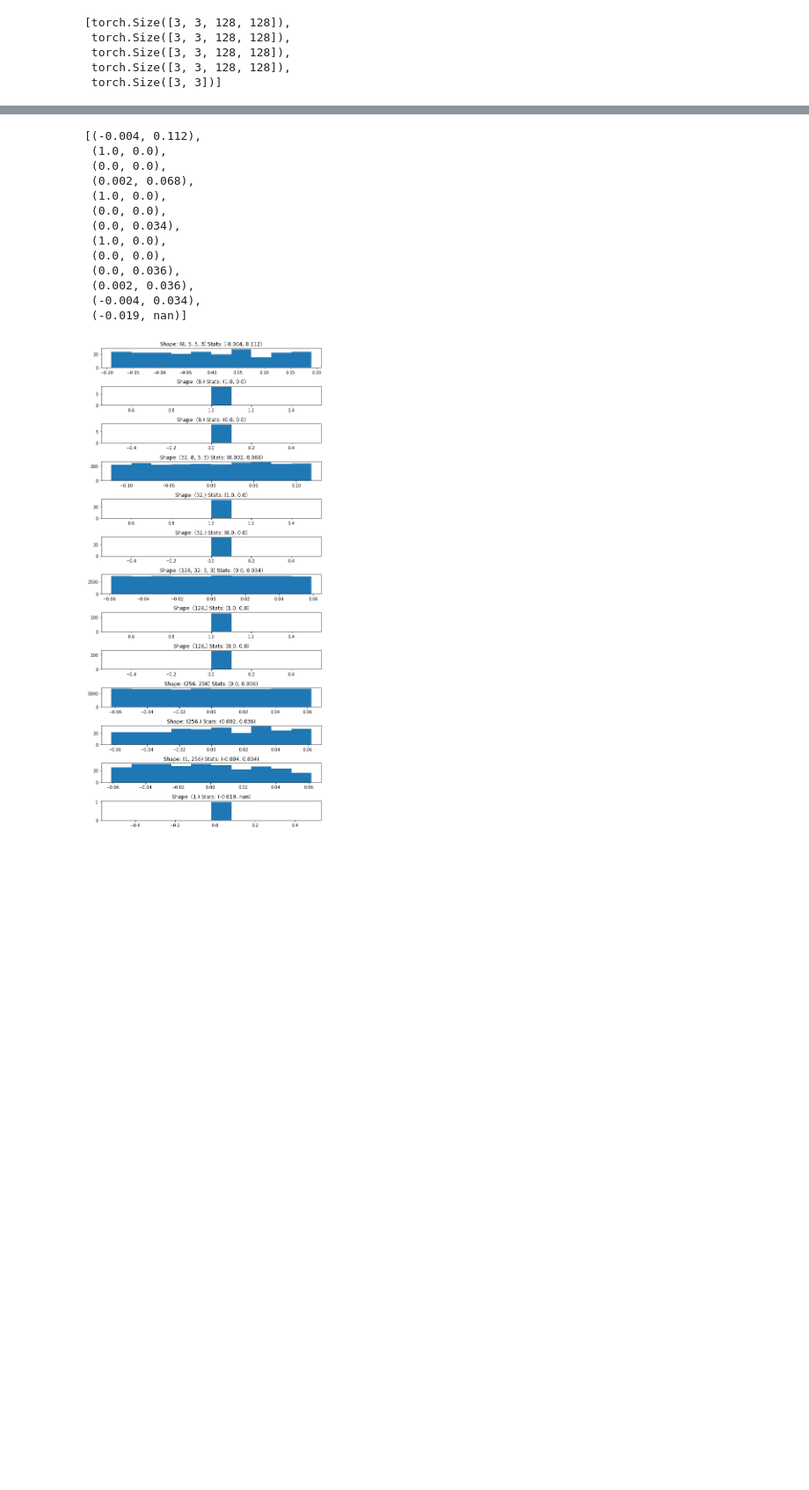
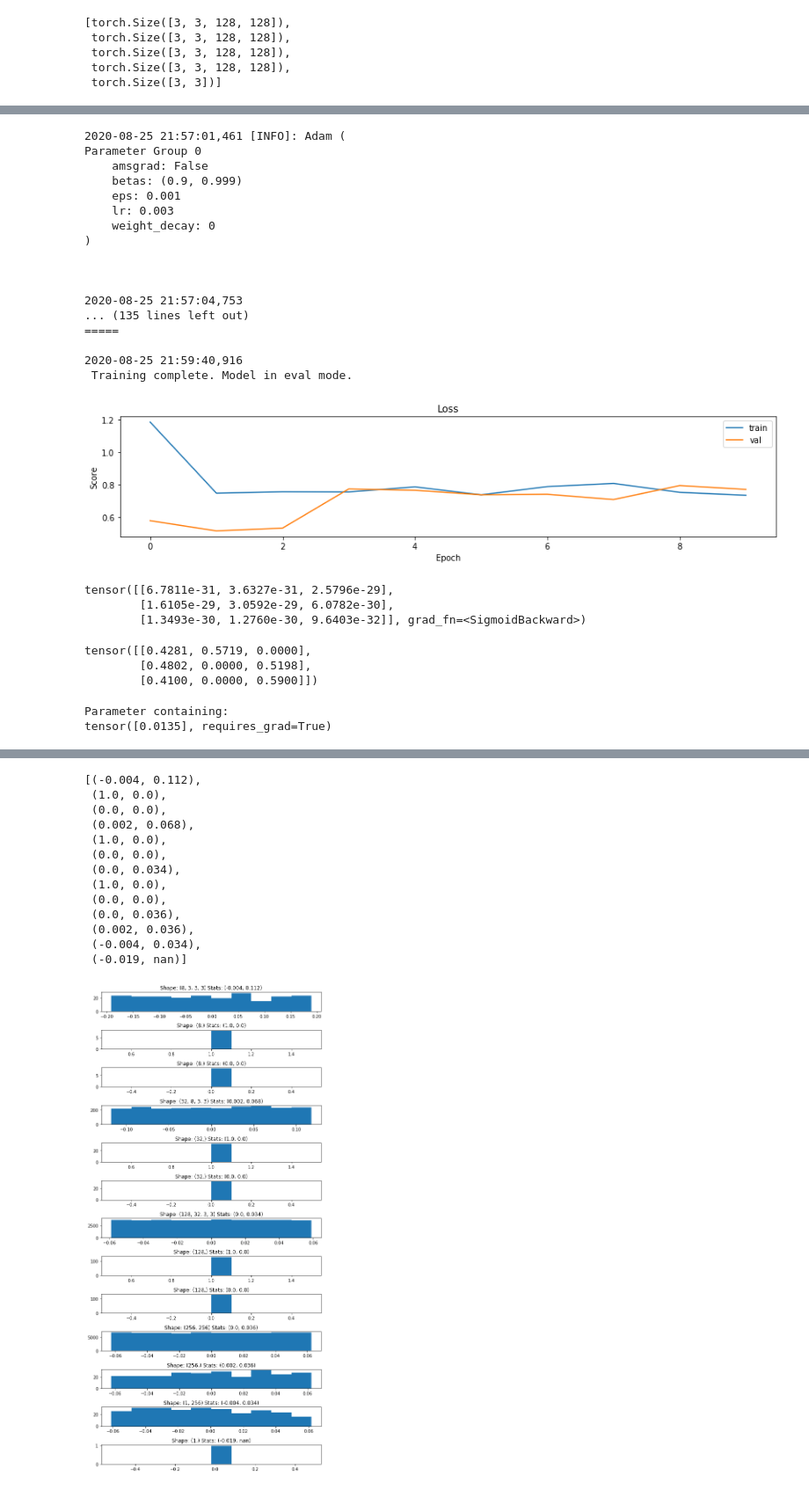
Before and after one commit to hdmamin/self-supervised-vision-exp, a Jupyter notebook: notebooks/nb03-lightning-first-test.ipynb, the cells around one changed output, grey strips where cells are left out. Shown at 88% size. Cells and saved outputs as stored; diff of their text form; code cells hidden in the pictures; blank space fills up the shorter version.

```diff
--- a/notebooks/nb03-lightning-first-test.ipynb
+++ b/notebooks/nb03-lightning-first-test.ipynb
@@ -547,0 +615,10 @@ tensor([[0.2288, 0.7712, 0.0000],
+# %%
+net = Unmixer(
+    Encoder(fs=(8, 32, 128), strides=(1, 1, 1)),
+    MLPHead(256, last_act='sigmoid', batch_norm=False)
+)
+
+# net = Unmixer(
+#     Encoder(res_blocks=2),
+#     MLPHead(512, last_act='sigmoid')
+# )
@@ -547,0 +637,41 @@ tensor([[0.2288, 0.7712, 0.0000],
+# %%
+t = Trainer(net, dst, dsv, dlt, dlv, PairwiseLossReduction(),
+            'regression', 'data/models/v0',
+            callbacks=[MetricHistory(None, None)])
+t.fit(10)
+# %% [output]
+2020-08-25 21:57:01,461 [INFO]: Adam (
+Parameter Group 0
+    amsgrad: False
+    betas: (0.9, 0.999)
+    eps: 0.001
+    lr: 0.003
+    weight_decay: 0
+)
+
+
+
+2020-08-25 21:57:04,753
+... (135 lines left out)
+=====
+
+2020-08-25 21:59:40,916
+ Training complete. Model in eval mode.
+[figure, added]
+# %%
+t.net(*map(lambda x: x.to(t.device), xb))
+# %% [output]
+tensor([[6.7811e-31, 3.6327e-31, 2.5796e-29],
+        [1.6105e-29, 3.0592e-29, 6.0782e-30],
+        [1.3493e-30, 1.2760e-30, 9.6403e-32]], grad_fn=<SigmoidBackward>)
+# %%
+yb
+# %% [output]
+tensor([[0.4281, 0.5719, 0.0000],
+        [0.4802, 0.0000, 0.5198],
+        [0.4100, 0.0000, 0.5900]])
+# %%
+t.net.head.fc_stack[-1].bias
+# %% [output]
+Parameter containing:
+tensor([0.0135], requires_grad=True)
```
Also changed, not shown: parts of 30 cells of this notebook, 4 other files.
